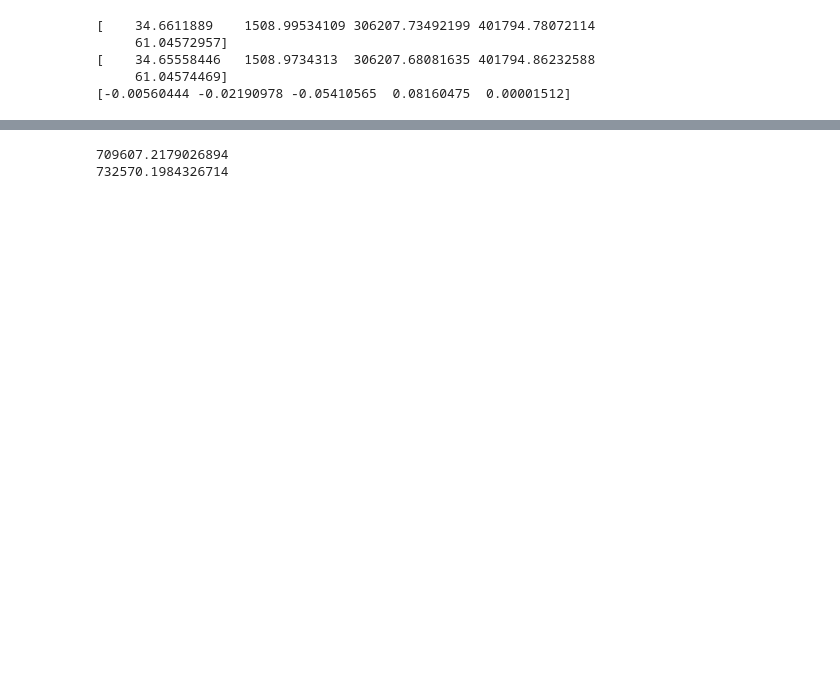
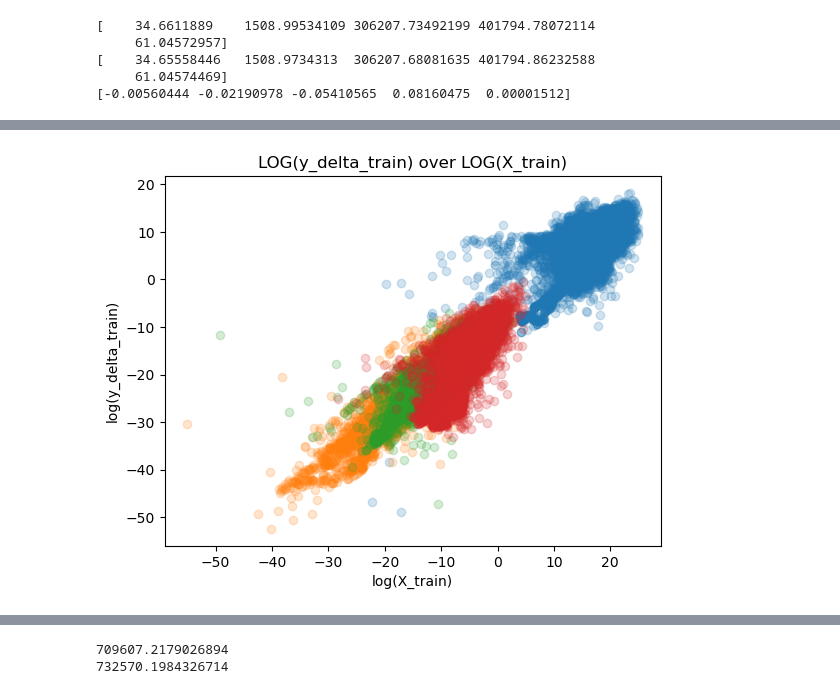
Before and after one commit to kimbente/massconserving_aerosols, a Jupyter notebook: explore_data.ipynb, the cells around one changed output, grey strips where cells are left out. Saved outputs shown, nothing was run; the diff lists cells and outputs as text; code cells hidden in the pictures; blank space fills up the shorter version.

```diff
--- a/explore_data.ipynb
+++ b/explore_data.ipynb
@@ -90,0 +118,21 @@ print(y_train_24[i, [0, 1, 2, 3, 4]] - X_train_24[i, [0, 1, 2, 3, 4]])
+# %%
+species_indices = {
+    'so4': so4_indices,
+    'bc': bc_indices,
+    'oc': oc_indices,
+    'du': du_indices
+}
+
+# It is a sample but this is quite telling!
+for species, indices in species_indices.items():
+    # logging both makes it much more linear!
+    plt.scatter(
+        np.log(X_train_24[np.ix_(random_indices, indices)]),
+        np.log(y_delta_train_24[np.ix_(random_indices, indices)]),
+        alpha = 0.2)
+
+    plt.xlabel('log(X_train)')
+    plt.ylabel('log(y_delta_train)')
+    plt.title('LOG(y_delta_train) over LOG(X_train)')
+# %% [output]
+[figure, added]
```
Also changed, not shown: parts of 26 cells of this notebook, 6 other files.
